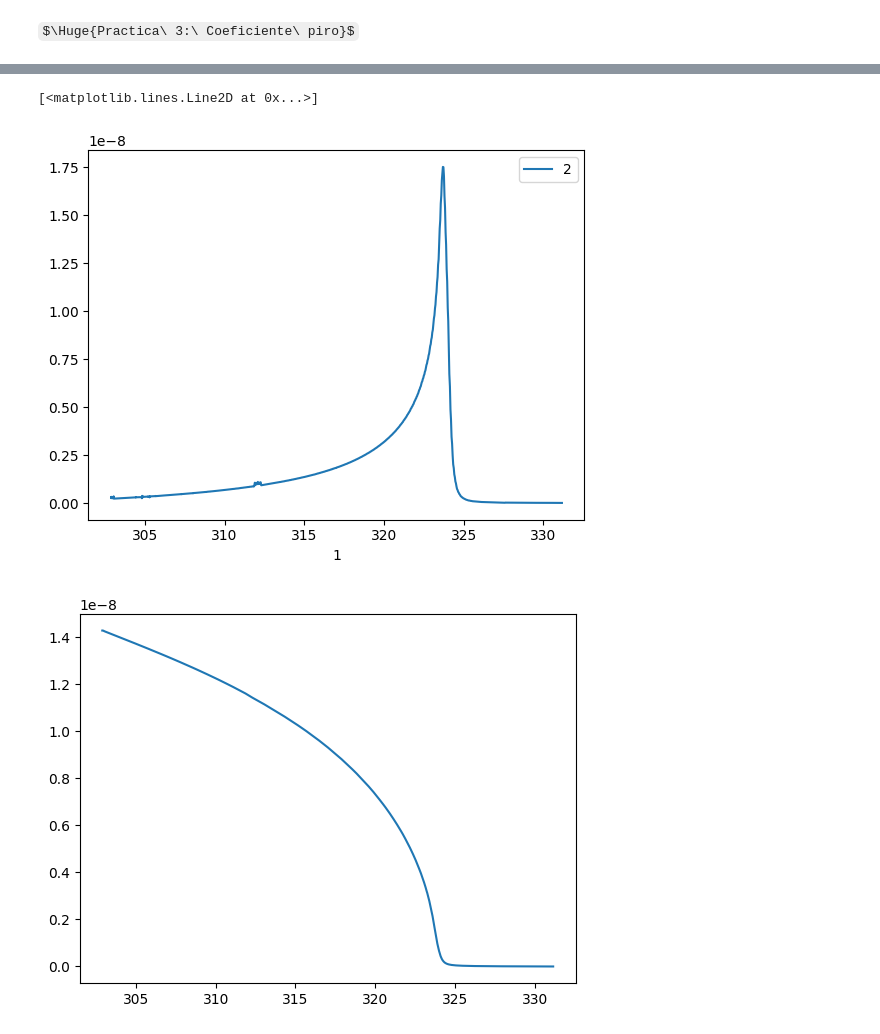
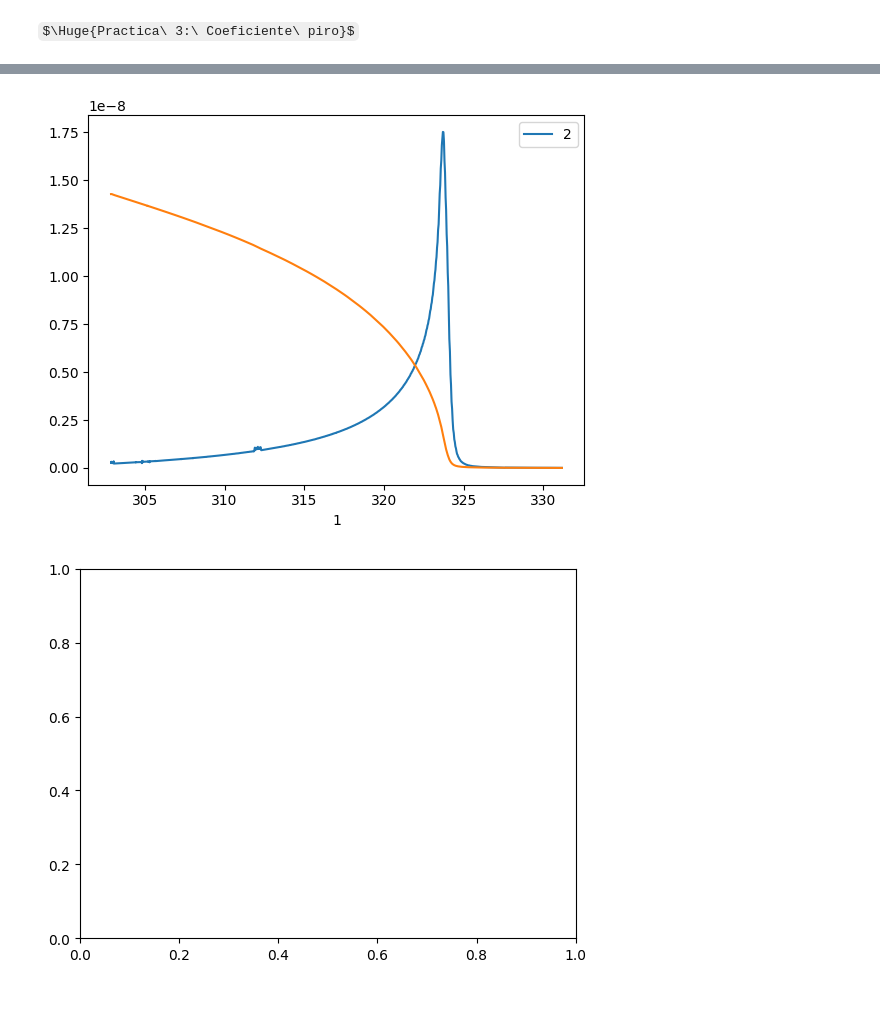
Before and after one commit to albertopeinador/termicas, a Jupyter notebook: lab_termo.ipynb, the cells around one changed output, grey strips where cells are left out. Saved outputs shown, nothing was run; the diff lists cells and outputs as text; code cells hidden in the pictures; some formulas as TeX source; blank space fills up the shorter version.

```diff
--- a/lab_termo.ipynb
+++ b/lab_termo.ipynb
@@ -80,18 +82,14 @@ plt.grid()
 # %%
 #   Load Data
 
 from scipy.integrate import cumtrapz
 
 S = 64
-
 data = pd.read_csv('datos_practicas_23_24/piro_tgs.dat', header=None)
 pi = data[2] / (data[3] * S)
 data.plot(x = 1, y = 2)
-fig2 = plt.figure()
-ax2 = fig2.add_subplot(1,1,1)
 P = cumtrapz(pi, data[1])
-ax2.plot(data[1].loc[:len(P)-1], P)
+plt.plot(data[1].loc[:len(P)-1], P)
 # %% [output]
-[<matplotlib.lines.Line2D at 0x...>]
-[figure, old version]
+[figure, new version]
-[figure, old version]
+[figure, new version]
```
Also changed, not shown: parts of 6 cells of this notebook.
